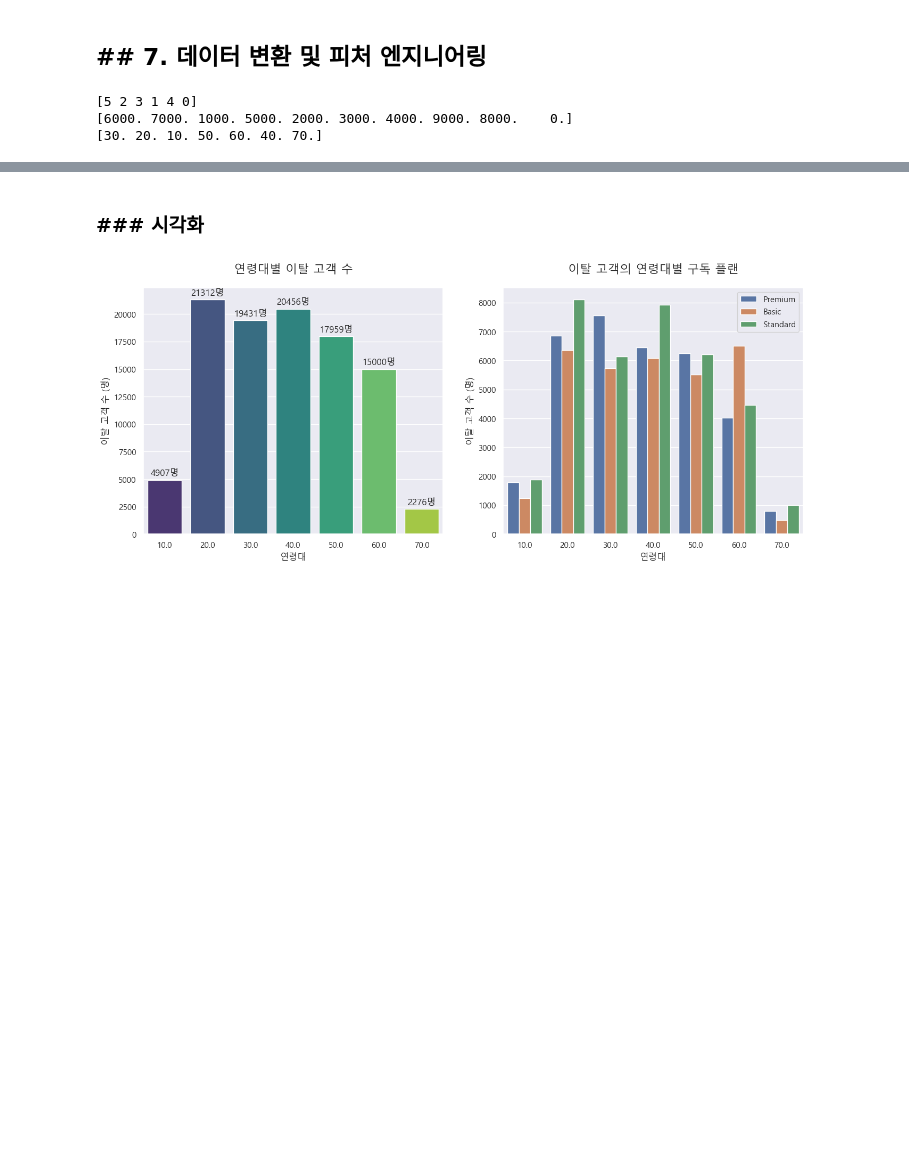
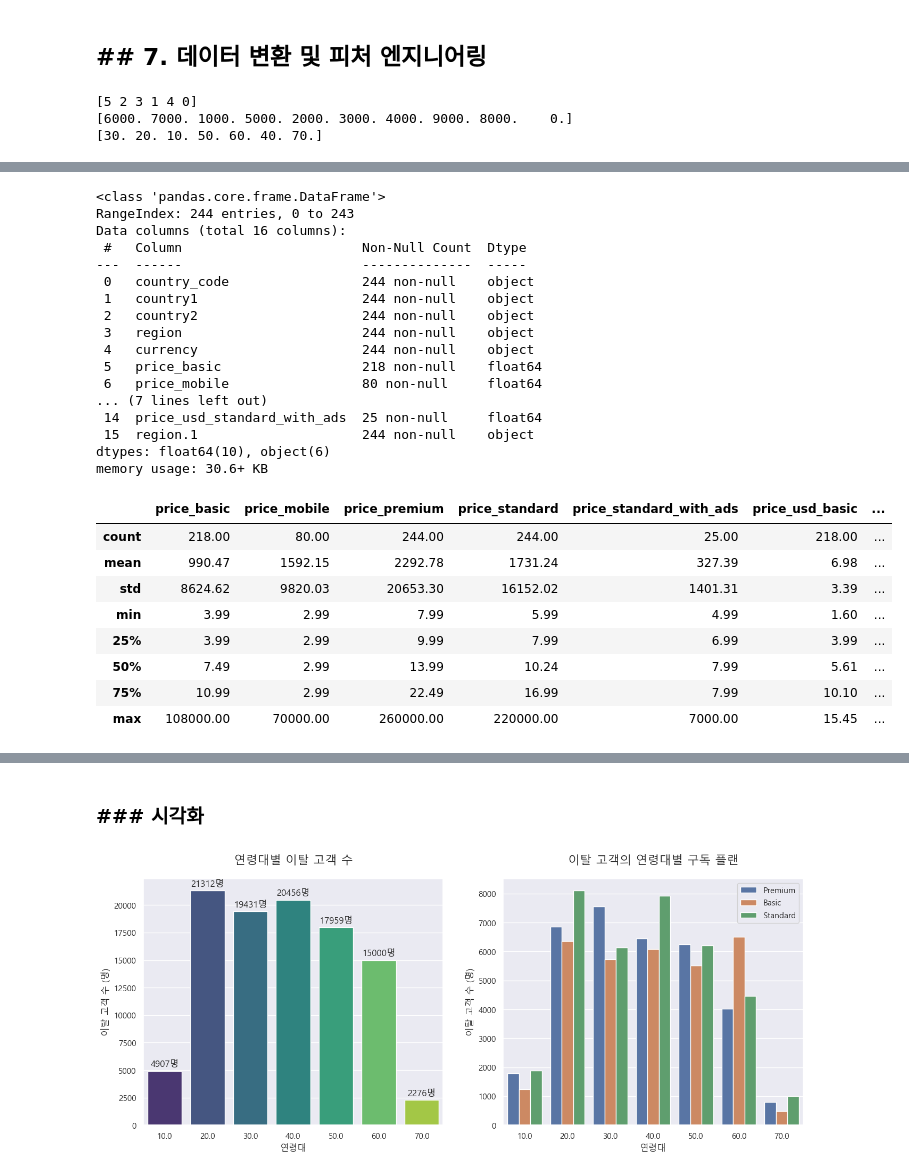
Before and after one commit to SKNetworks-AI19-250818/SKN19_2ND_3TEAM, a Jupyter notebook: EDA/eda_merge.ipynb, the cells around one changed output, grey strips where cells are left out. Saved outputs shown, nothing was run; the diff lists cells and outputs as text; code cells hidden in the pictures; blank space fills up the shorter version.

```diff
--- a/EDA/eda_merge.ipynb
+++ b/EDA/eda_merge.ipynb
@@ -1314,3 +1326,33 @@ df_price.head()
 | 2 | AF | Afghanistan | Afghanistan | Asia | USD | 3.99 | NaN | 9.99 | ... |
 | 3 | AG | Antigua & Barbuda | Antigua & Barbuda | North America | USD | 10.99 | NaN | 19.99 | ... |
 | 4 | AI | Anguilla | Anguilla | North America | USD | 10.99 | NaN | 19.99 | ... |
+# %%
+df_price.info()
+df_price.describe()
+# %% [output]
+<class 'pandas.core.frame.DataFrame'>
+RangeIndex: 244 entries, 0 to 243
+Data columns (total 16 columns):
+ #   Column                       Non-Null Count  Dtype
+---  ------                       --------------  -----
+ 0   country_code                 244 non-null    object
+ 1   country1                     244 non-null    object
+ 2   country2                     244 non-null    object
+ 3   region                       244 non-null    object
+ 4   currency                     244 non-null    object
+ 5   price_basic                  218 non-null    float64
+ 6   price_mobile                 80 non-null     float64
+... (7 lines left out)
+ 14  price_usd_standard_with_ads  25 non-null     float64
+ 15  region.1                     244 non-null    object
+dtypes: float64(10), object(6)
+memory usage: 30.6+ KB
+|  | price_basic | price_mobile | price_premium | price_standard | price_standard_with_ads | price_usd_basic | ... |
+| count | 218.00 | 80.00 | 244.00 | 244.00 | 25.00 | 218.00 | ... |
+| mean | 990.47 | 1592.15 | 2292.78 | 1731.24 | 327.39 | 6.98 | ... |
+| std | 8624.62 | 9820.03 | 20653.30 | 16152.02 | 1401.31 | 3.39 | ... |
+| min | 3.99 | 2.99 | 7.99 | 5.99 | 4.99 | 1.60 | ... |
+| 25% | 3.99 | 2.99 | 9.99 | 7.99 | 6.99 | 3.99 | ... |
+| 50% | 7.49 | 2.99 | 13.99 | 10.24 | 7.99 | 5.61 | ... |
+| 75% | 10.99 | 2.99 | 22.49 | 16.99 | 7.99 | 10.10 | ... |
+| max | 108000.00 | 70000.00 | 260000.00 | 220000.00 | 7000.00 | 15.45 | ... |
```
Also changed, not shown: parts of 7 cells of this notebook.
